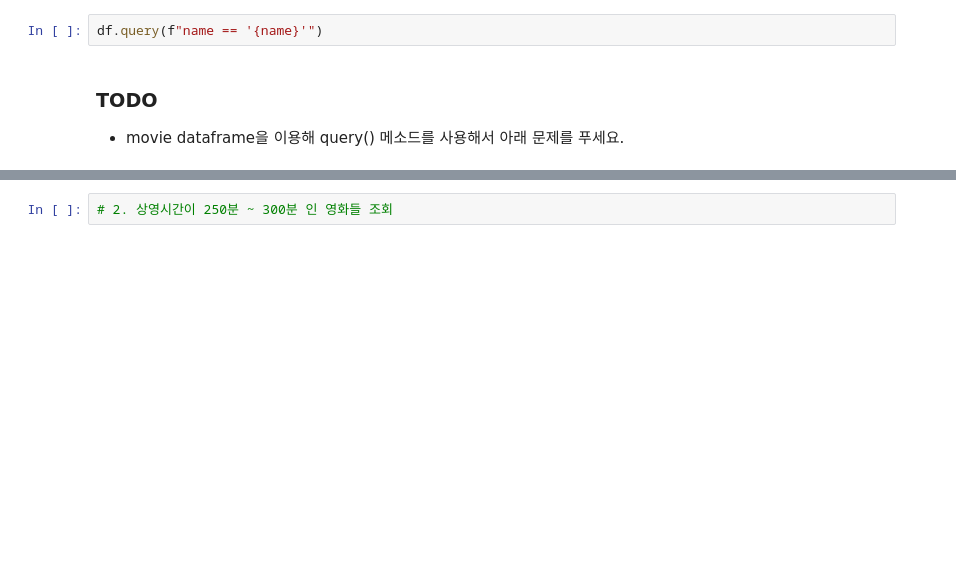
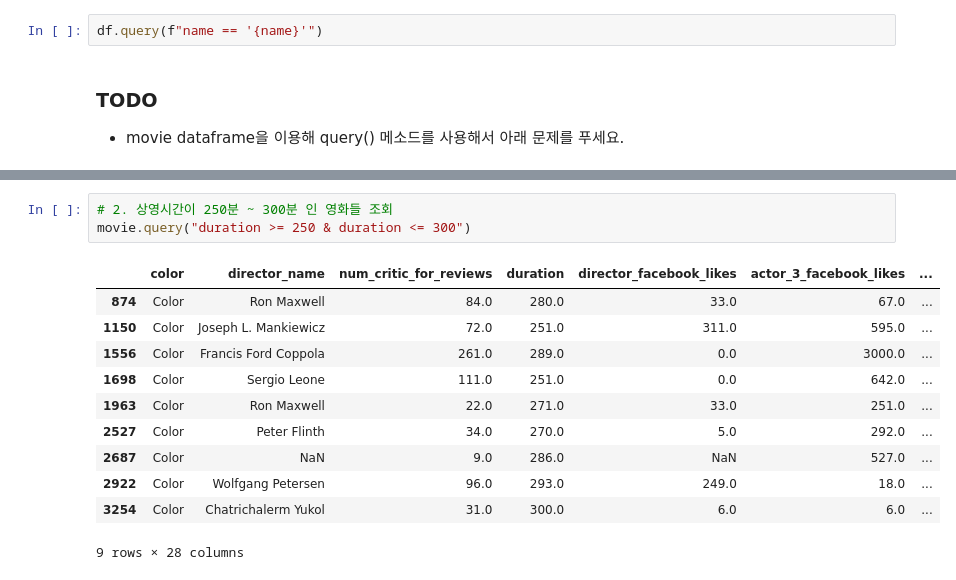
Before and after one commit to dksdudtjs94/SKN31, a Jupyter notebook: 04_Pandas를 이용한 정형데이터 분석/02_Pandas_DataFrame.ipynb, the cells around one changed output, grey strips where cells are left out. Saved outputs shown, nothing was run; the diff lists cells and outputs as text; blank space fills up the shorter version.

```diff
--- a/04_Pandas를 이용한 정형데이터 분석/02_Pandas_DataFrame.ipynb
+++ b/04_Pandas를 이용한 정형데이터 분석/02_Pandas_DataFrame.ipynb
@@ -2167,4 +2213,17 @@ df.query(f"name == '{name}'")
 # %%
 # 2. 상영시간이 250분 ~ 300분 인 영화들 조회
+movie.query("duration >= 250 & duration <= 300")
+# %% [output]
+|  | color | director_name | num_critic_for_reviews | duration | director_facebook_likes | actor_3_facebook_likes | ... |
+| 874 | Color | Ron Maxwell | 84.0 | 280.0 | 33.0 | 67.0 | ... |
+| 1150 | Color | Joseph L. Mankiewicz | 72.0 | 251.0 | 311.0 | 595.0 | ... |
+| 1556 | Color | Francis Ford Coppola | 261.0 | 289.0 | 0.0 | 3000.0 | ... |
+| 1698 | Color | Sergio Leone | 111.0 | 251.0 | 0.0 | 642.0 | ... |
+| 1963 | Color | Ron Maxwell | 22.0 | 271.0 | 33.0 | 251.0 | ... |
+| 2527 | Color | Peter Flinth | 34.0 | 270.0 | 5.0 | 292.0 | ... |
+| 2687 | Color | NaN | 9.0 | 286.0 | NaN | 527.0 | ... |
+| 2922 | Color | Wolfgang Petersen | 96.0 | 293.0 | 249.0 | 18.0 | ... |
+| 3254 | Color | Chatrichalerm Yukol | 31.0 | 300.0 | 6.0 | 6.0 | ... |
+9 rows × 28 columns
 # %%
 # 3. 컬러영화가 아닌 영화 조회
```
Also changed, not shown: parts of 7 cells of this notebook.
